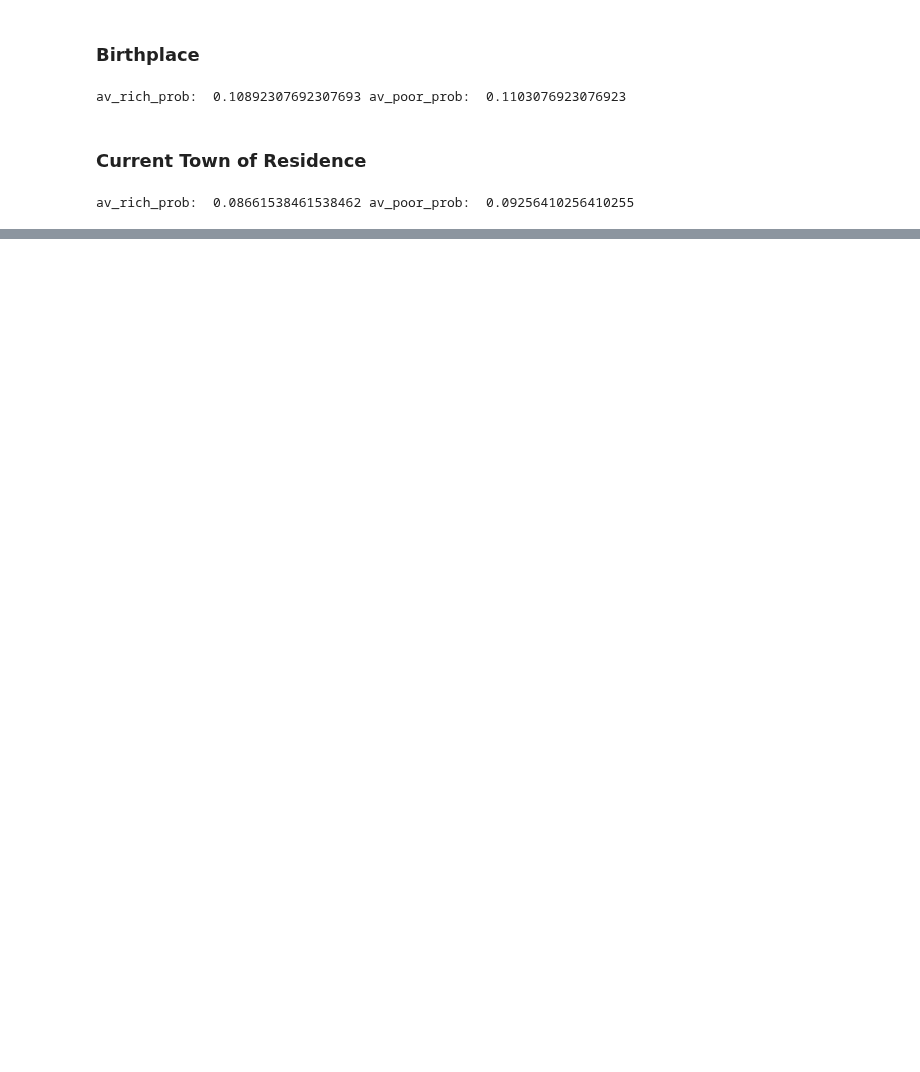
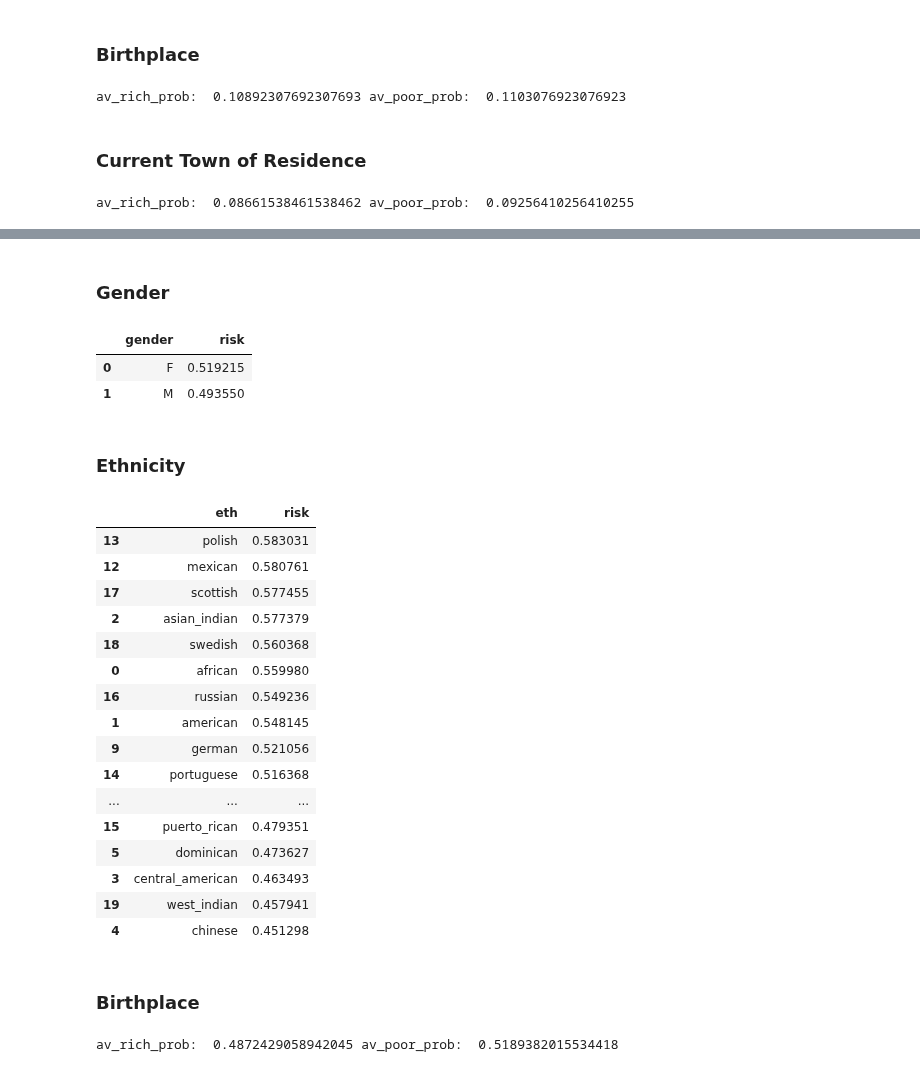
Before and after one commit to esseiple/MedicalBiasJLS, a Jupyter notebook: ModelDoc.ipynb, the cells around one changed output, grey strips where cells are left out. Drawn from its saved outputs; the diff is of its cells as text; code cells hidden in the pictures; blank space fills up the shorter version.

Commit message:
lungs analysis also done

```diff
--- a/ModelDoc.ipynb
+++ b/ModelDoc.ipynb
@@ -34,6 +34,7 @@ conditions_diabetes = pd.read_csv('conditions_diabetes.csv')
 conditions_pregnancy = pd.read_csv('conditions_pregnancy.csv')
 conditions_cancer = pd.read_csv('conditions_cancer.csv')
 conditions_heart = pd.read_csv('conditions_heart.csv')
+conditions_lungs = pd.read_csv('conditions_lungs.csv')
 
 observations = pd.read_csv('observations_pivot.csv')
 patients = pd.read_csv('patient_clean.csv')
@@ -804,0 +849,10 @@ av_rich_prob:  0.08661538461538462 av_poor_prob:  0.09256410256410255
+# %%
+RFC = RandomForestClassifier(random_state=0)
+param_grid = { 'max_depth': [ 1, 2, 3, 4, 5, 6, 7, 8, 9, 10, None ]}
+grid_search = GridSearchCV(RFC, param_grid, cv=5)
+grid_search.fit(X_train, y_train)
+
+RFCScore  = grid_search.best_score_
+bestRFCDepth = grid_search.best_params_
+
+pred_prob = grid_search.best_estimator_.predict_proba(X_test)
@@ -804,0 +863,11 @@ av_rich_prob:  0.08661538461538462 av_poor_prob:  0.09256410256410255
+# %%
+lungsRaceRisk = []
+
+for code, race in race_code.items():
+    avRisk = find_risk(code, 'race', pred_prob)
+    newRow = {'race': race, 'risk': avRisk}
+    lungsRaceRisk.append(newRow)
+
+lungsRaceRisk = pd.DataFrame(lungsRaceRisk)
+lungsRaceRisk = lungsRaceRisk.sort_values(by='risk', ascending=False)
+lungsRaceRisk
@@ -804,0 +880,58 @@ av_rich_prob:  0.08661538461538462 av_poor_prob:  0.09256410256410255
+# %% [markdown]
+### Gender
+# %%
+lungsGenderRisk = []
+
+for code, gender in gen_code.items():
+    avRisk = find_risk(code, 'gender', pred_prob)
+    newRow = {'gender': gender, 'risk': avRisk}
+    lungsGenderRisk.append(newRow)
+
+lungsGenderRisk = pd.DataFrame(lungsGenderRisk)
+lungsGenderRisk = lungsGenderRisk.sort_values(by='risk', ascending=False)
+lungsGenderRisk
+# %% [output]
+|  | gender | risk |
+| 0 | F | 0.519215 |
+| 1 | M | 0.493550 |
+# %% [markdown]
+### Ethnicity
+# %%
+lungsEthRisk = []
+
+for code, name in eth_code.items():
+    av = find_risk(code, 'ethnicity', pred_prob)
+    new_row = {'eth': name, 'risk': av}
+    lungsEthRisk.append(new_row)
+
+lungsEthRisk = pd.DataFrame(lungsEthRisk)
+lungsEthRisk = lungsEthRisk.sort_values(by='risk', ascending=False)
+
+lungsEthRisk
+# %% [output]
+|  | eth | risk |
+| 13 | polish | 0.583031 |
+| 12 | mexican | 0.580761 |
+| 17 | scottish | 0.577455 |
+| 2 | asian_indian | 0.577379 |
+| 18 | swedish | 0.560368 |
+| 0 | african | 0.559980 |
+| 16 | russian | 0.549236 |
+| 1 | american | 0.548145 |
+| 9 | german | 0.521056 |
+| 14 | portuguese | 0.516368 |
+| ... | ... | ... |
+| 15 | puerto_rican | 0.479351 |
+| 5 | dominican | 0.473627 |
+| 3 | central_american | 0.463493 |
+| 19 | west_indian | 0.457941 |
+| 4 | chinese | 0.451298 |
+# %% [markdown]
+### Birthplace
+# %%
+av_rich_prob = get_av_prob_bp(richTownsUsed, 'birthplace', bp_code)
+av_poor_prob = get_av_prob_bp(poorTownsUsed, 'birthplace', bp_code)
+
+print("av_rich_prob: ", av_rich_prob, "av_poor_prob: ", av_poor_prob)
+# %% [output]
+av_rich_prob:  0.4872429058942045 av_poor_prob:  0.5189382015534418
```
Also changed, not shown: parts of 11 cells of this notebook.
